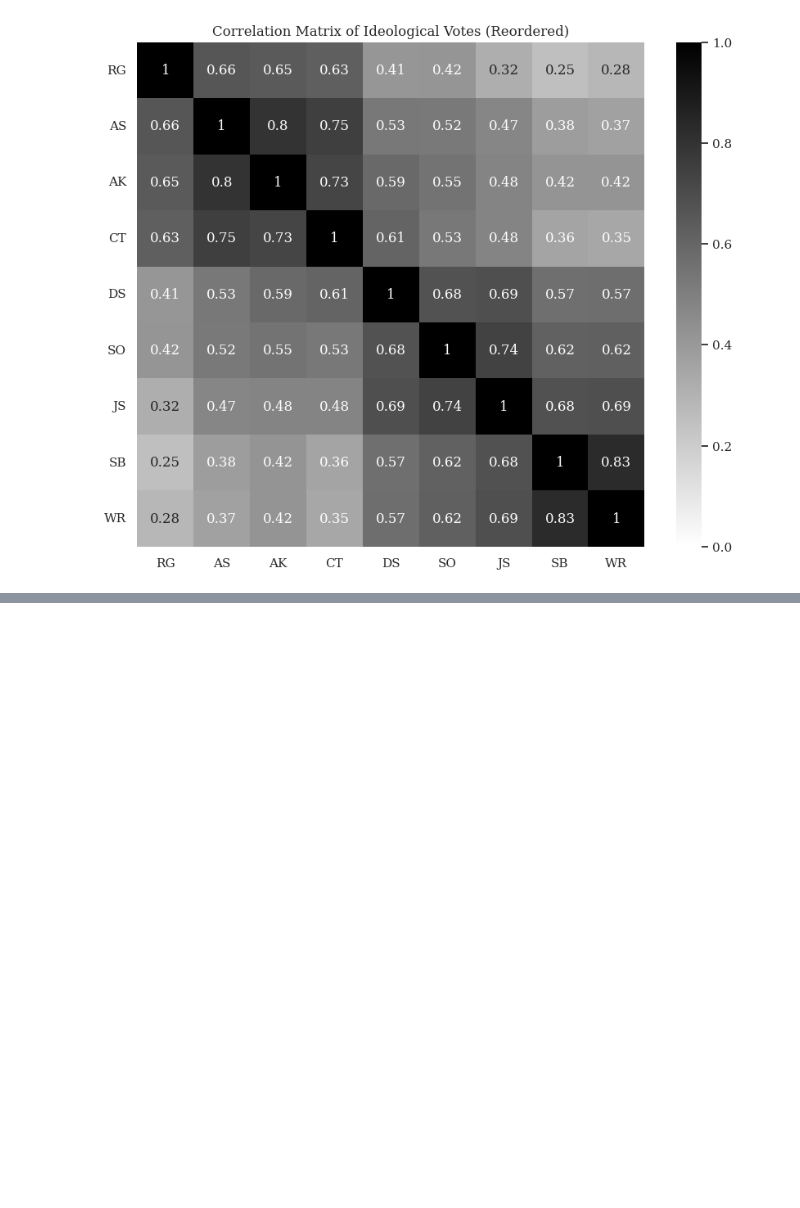
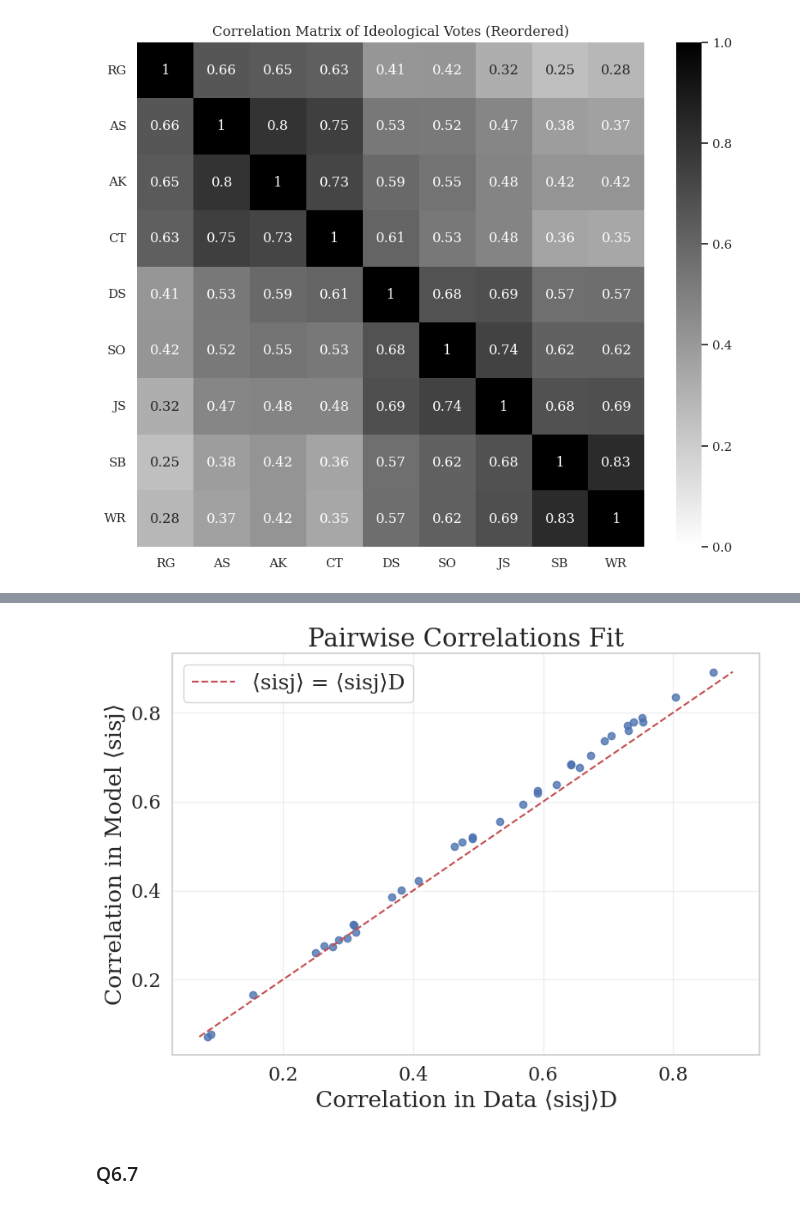
Before and after one commit to magggienn/Theory-of-Complex-Systems---1, a Jupyter notebook: src/supreme_court.ipynb, the cells around one changed output, grey strips where cells are left out. Drawn from its saved outputs; the diff is of its cells as text; code cells hidden in the pictures; blank space fills up the shorter version.

```diff
--- a/src/supreme_court.ipynb
+++ b/src/supreme_court.ipynb
@@ -8,9 +8,14 @@ import matplotlib.pyplot as plt
 import seaborn as sns
 import matplotlib.ticker as ticker
 import matplotlib.dates as mdates
+from scipy.stats import linregress
+
+
 sns.set(style="whitegrid")
 plt.rc('text')
 plt.rc('font', family='serif')
+LABELSIZE = 21
+TICKSIZE = 19
 # %%
 spike_times = np.loadtxt(r'..\data\US_SupremeCourt_n9_N895.txt')
 pandas_spikes = pd.read_csv(r'..\data\US_SupremeCourt_n9_N895.txt')
@@ -153,0 +254,41 @@ AttributeError: QuadMesh.set() got an unexpected keyword argument 'fontsize'
+# %%
+s_ij_D = []
+s_ij_model = []
+labels = []
+
+for i in range(9):
+    for j in range(i+1, 9):
+        # Product of spins for each case
+        prod = df.iloc[:, i] * df.iloc[:, j]
+        # Average across all cases
+        s_ij_D.append(np.mean(prod))
+
+        # Calculate model correlation
+        corr_model = 0
+        for pattern, prob in p_g.items():
+            state_array = np.array([1 if s == '1' else -1 for s in pattern])
+            corr_model += prob * state_array[i] * state_array[j]
+
+        s_ij_model.append(corr_model)
+        labels.append(f'{judge_names[i]}-{judge_names[j]}')
+
+plt.figure(figsize=(8, 6))
+plt.scatter(s_ij_D, s_ij_model, alpha=0.8)
+plt.xlabel('Correlation in Data ⟨sisj⟩D',fontsize=TICKSIZE)
+plt.ylabel('Correlation in Model ⟨sisj⟩',fontsize=TICKSIZE)
+plt.title('Pairwise Correlations Fit',fontsize=LABELSIZE)
+plt.xticks(fontsize=TICKSIZE-3)
+plt.yticks(fontsize=TICKSIZE-3)
+max_val = max(max(s_ij_D), max(s_ij_model))
+min_val = min(min(s_ij_D), min(s_ij_model))
+plt.plot([min_val, max_val], [min_val, max_val], 'r--',label='⟨sisj⟩ = ⟨sisj⟩D')
+plt.legend(fontsize=LABELSIZE-3, loc='upper left')
+
+plt.grid(True, alpha=0.3)
+plt.tight_layout()
+plt.savefig('..\\results\\us_court\\pairwise_spins_fit.pdf', dpi=300, bbox_inches='tight')
+plt.show()
+# %% [output]
+[figure, added]
+# %% [markdown]
+### Q6.7
```
Also changed, not shown: parts of 10 cells of this notebook, 3 other files.
